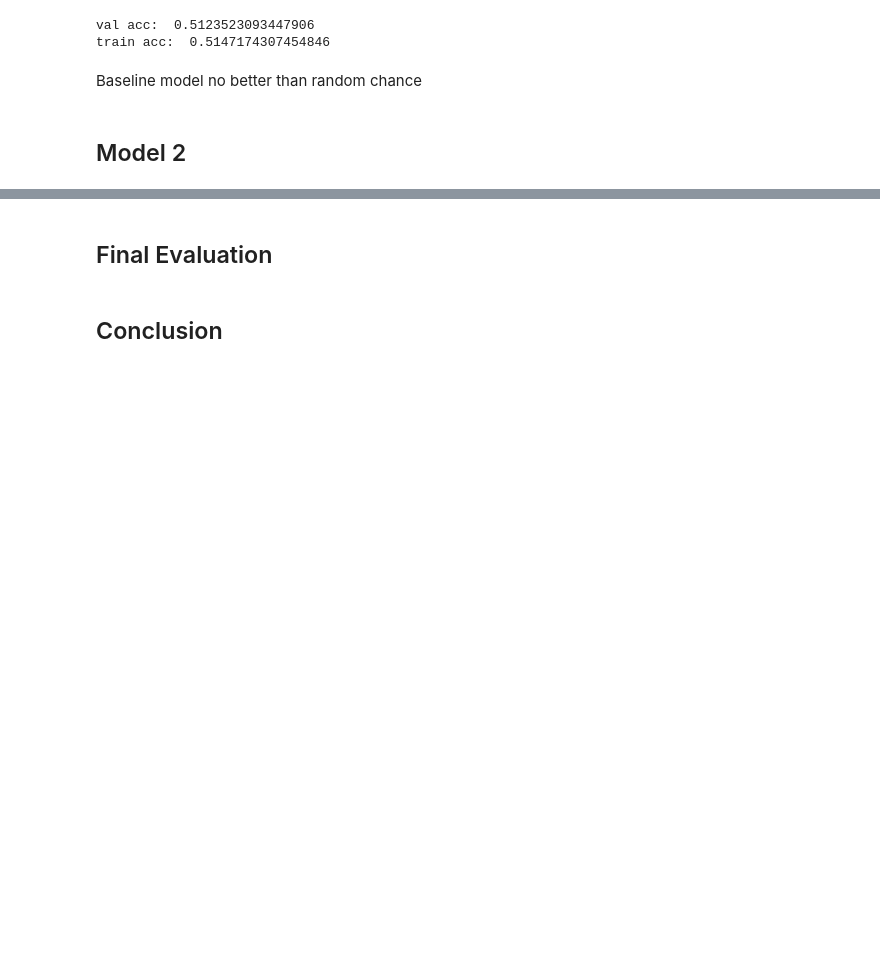
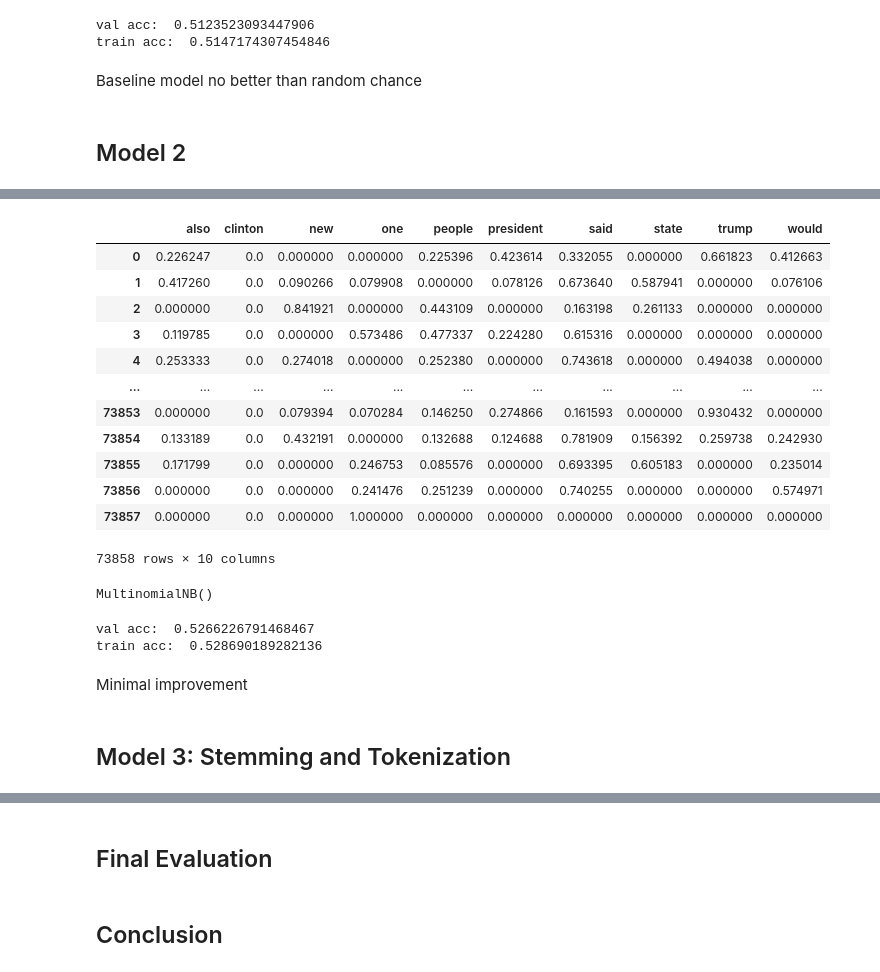
Before and after one commit to bentoler22/Phase_5_Project, a Jupyter notebook: Fake News Detection.ipynb, the cells around one changed output, grey strips where cells are left out. Saved outputs shown, nothing was run; the diff lists cells and outputs as text; code cells hidden in the pictures; blank space fills up the shorter version.

```diff
--- a/Fake News Detection.ipynb
+++ b/Fake News Detection.ipynb
@@ -289,0 +372,44 @@ Baseline model no better than random chance
+# %%
+# Instantiate the vectorizer
+tfidf = TfidfVectorizer(
+    max_features=10,
+    stop_words=stopwords_list
+)
+
+# Fit the vectorizer on X_train["text"] and transform it
+X_train_vectorized = tfidf.fit_transform(X_train["text"])
+X_val_vectorized = tfidf.fit_transform(X_val["text"])
+# Visually inspect the vectorized data
+pd.DataFrame.sparse.from_spmatrix(X_train_vectorized, columns=tfidf.get_feature_names())
+# %% [output]
+|  | also | clinton | new | one | people | president | said | state | trump | would |
+| 0 | 0.226247 | 0.0 | 0.000000 | 0.000000 | 0.225396 | 0.423614 | 0.332055 | 0.000000 | 0.661823 | 0.412663 |
+| 1 | 0.417260 | 0.0 | 0.090266 | 0.079908 | 0.000000 | 0.078126 | 0.673640 | 0.587941 | 0.000000 | 0.076106 |
+| 2 | 0.000000 | 0.0 | 0.841921 | 0.000000 | 0.443109 | 0.000000 | 0.163198 | 0.261133 | 0.000000 | 0.000000 |
+| 3 | 0.119785 | 0.0 | 0.000000 | 0.573486 | 0.477337 | 0.224280 | 0.615316 | 0.000000 | 0.000000 | 0.000000 |
+| 4 | 0.253333 | 0.0 | 0.274018 | 0.000000 | 0.252380 | 0.000000 | 0.743618 | 0.000000 | 0.494038 | 0.000000 |
+| ... | ... | ... | ... | ... | ... | ... | ... | ... | ... | ... |
+| 73853 | 0.000000 | 0.0 | 0.079394 | 0.070284 | 0.146250 | 0.274866 | 0.161593 | 0.000000 | 0.930432 | 0.000000 |
+| 73854 | 0.133189 | 0.0 | 0.432191 | 0.000000 | 0.132688 | 0.124688 | 0.781909 | 0.156392 | 0.259738 | 0.242930 |
+| 73855 | 0.171799 | 0.0 | 0.000000 | 0.246753 | 0.085576 | 0.000000 | 0.693395 | 0.605183 | 0.000000 | 0.235014 |
+| 73856 | 0.000000 | 0.0 | 0.000000 | 0.241476 | 0.251239 | 0.000000 | 0.740255 | 0.000000 | 0.000000 | 0.574971 |
+| 73857 | 0.000000 | 0.0 | 0.000000 | 1.000000 | 0.000000 | 0.000000 | 0.000000 | 0.000000 | 0.000000 | 0.000000 |
+73858 rows × 10 columns
+# %%
+# Instantiate a MultinomialNB classifier
+stopwords_removed_model = MultinomialNB()
+stopwords_removed_model.fit(X_train_vectorized, y_train)
+# %% [output]
+MultinomialNB()
+# %%
+stopwords_train_preds = stopwords_removed_model.predict(X_train_vectorized)
+stopwords_val_preds = stopwords_removed_model.predict(X_val_vectorized)
+print("val acc: ", accuracy_score(y_val, stopwords_val_preds))
+print("train acc: ", accuracy_score(y_train, stopwords_train_preds))
+# %% [output]
+val acc:  0.5266226791468467
+train acc:  0.528690189282136
+# %% [markdown]
+Minimal improvement
+# %% [markdown]
+## Model 3: Stemming and Tokenization
```
Also changed, not shown: parts of 28 cells of this notebook.
